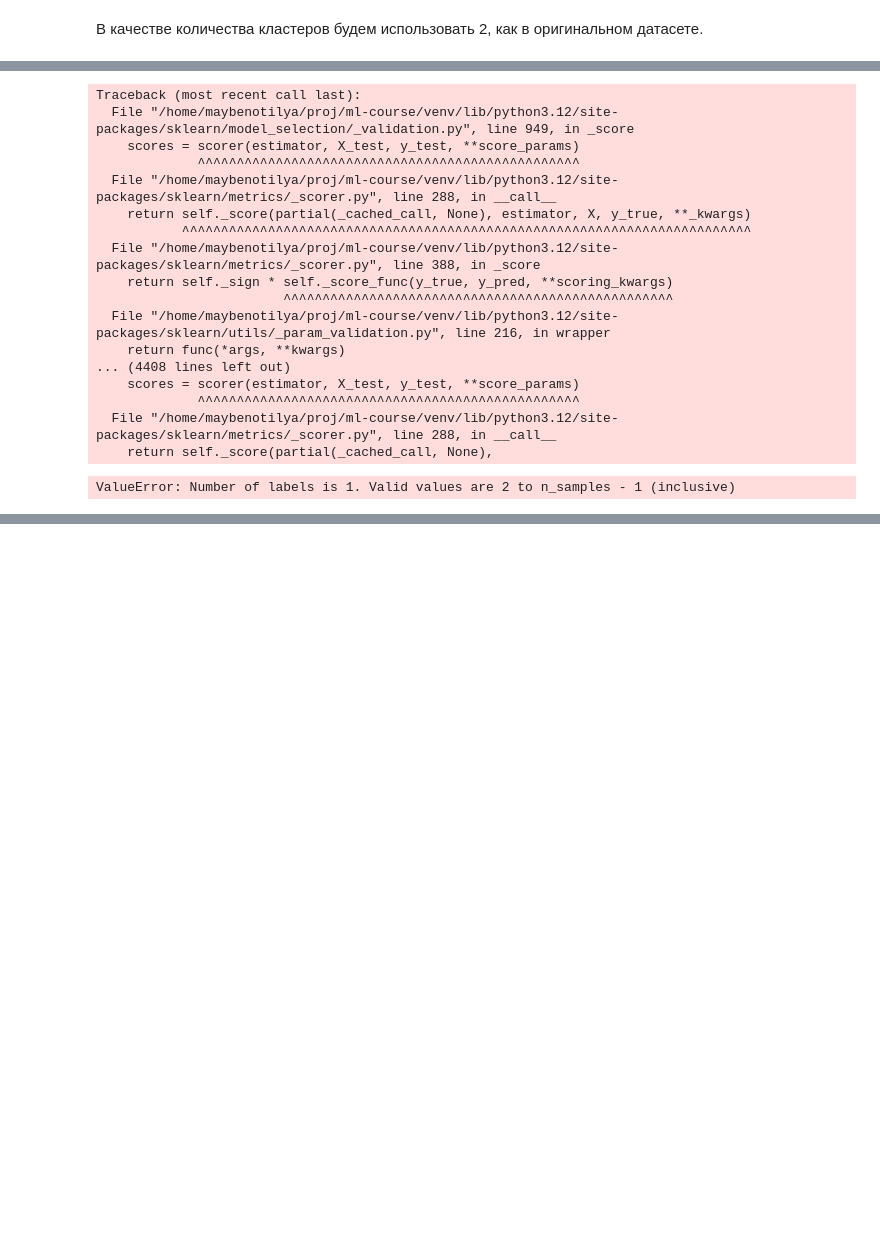
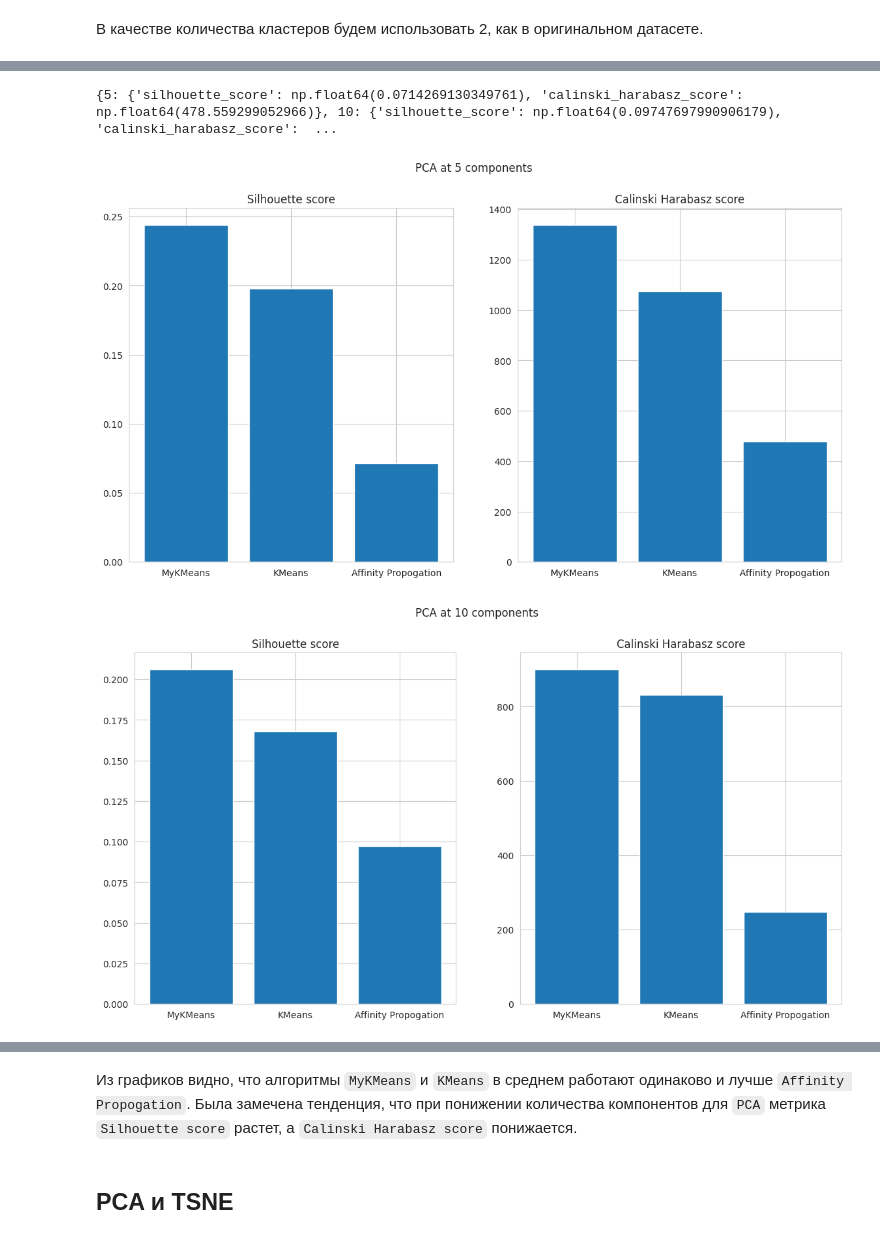
Before and after one commit to maybenotilya/ml-course, a Jupyter notebook: solutions/task06_unsupervised_learning.ipynb, the cells around one changed output, grey strips where cells are left out. Drawn from its saved outputs; the diff is of its cells as text; code cells hidden in the pictures; blank space fills up the shorter version.

Commit message:
add affinity propogation and pca with tsne

```diff
--- a/solutions/task06_unsupervised_learning.ipynb
+++ b/solutions/task06_unsupervised_learning.ipynb
@@ -199,7 +199,9 @@ class MyKMeans(BaseEstimator, ClusterMixin):
 
         for _ in range(self.max_iter):
             self.labels_, _ = pairwise_distances_argmin_min(X, self.centroids)
-            updated_centroids = np.array([X[self.labels_ == k].mean(axis=0) for k in range(self.n_clusters)])
+            updated_centroids = np.array(
+                [X[self.labels_ == k].mean(axis=0) for k in range(self.n_clusters)]
+            )
 
             if np.allclose(updated_centroids, self.centroids):
                 return
@@ -271,30 +273,38 @@ print(knn_scores)
-# %%
-class DBSCANWrapper(DBSCAN):
-    def predict(self, X):
-        return self.labels_.astype(int)
-
-dbscan_param_grid = {
-    "eps": np.arange(0.25, 1.0, step=0.1),
-    "min_samples": np.arange(2, 10, step=2),
-}
-dbscan = DBSCANWrapper()
-dbscan, dbscan_scores = eval_pca(dbscan, dbscan_param_grid, n_comp, X)
-# %% [output]
-Traceback (most recent call last):
-  File "/home/maybenotilya/proj/ml-course/venv/lib/python3.12/site-packages/sklearn/model_selection/_validation.py", line 949, in _score
-    scores = scorer(estimator, X_test, y_test, **score_params)
-             ^^^^^^^^^^^^^^^^^^^^^^^^^^^^^^^^^^^^^^^^^^^^^^^^^
-  File "/home/maybenotilya/proj/ml-course/venv/lib/python3.12/site-packages/sklearn/metrics/_scorer.py", line 288, in __call__
-    return self._score(partial(_cached_call, None), estimator, X, y_true, **_kwargs)
-           ^^^^^^^^^^^^^^^^^^^^^^^^^^^^^^^^^^^^^^^^^^^^^^^^^^^^^^^^^^^^^^^^^^^^^^^^^
-  File "/home/maybenotilya/proj/ml-course/venv/lib/python3.12/site-packages/sklearn/metrics/_scorer.py", line 388, in _score
-    return self._sign * self._score_func(y_true, y_pred, **scoring_kwargs)
-                        ^^^^^^^^^^^^^^^^^^^^^^^^^^^^^^^^^^^^^^^^^^^^^^^^^^
-  File "/home/maybenotilya/proj/ml-course/venv/lib/python3.12/site-packages/sklearn/utils/_param_validation.py", line 216, in wrapper
-    return func(*args, **kwargs)
-... (4408 lines left out)
-    scores = scorer(estimator, X_test, y_test, **score_params)
-             ^^^^^^^^^^^^^^^^^^^^^^^^^^^^^^^^^^^^^^^^^^^^^^^^^
-  File "/home/maybenotilya/proj/ml-course/venv/lib/python3.12/site-packages/sklearn/metrics/_scorer.py", line 288, in __call__
-    return self._score(partial(_cached_call, None),
-ValueError: Number of labels is 1. Valid values are 2 to n_samples - 1 (inclusive)
+# %%
+aff_param_grid = {
+    "damping": [0.5, 0.9],
+    "max_iter": [10, 100],
+    "convergence_iter": [5, 10, 15],
+}
+aff = AffinityPropagation()
+aff, aff_scores = eval_pca(aff, aff_param_grid, n_comp, X)
+# %%
+print(aff_scores)
+# %% [output]
+{5: {'silhouette_score': np.float64(0.0714269130349761), 'calinski_harabasz_score': np.float64(478.559299052966)}, 10: {'silhouette_score': np.float64(0.09747697990906179), 'calinski_harabasz_score':  ...
+# %%
+for comps in n_comp:
+    fig, axs = plt.subplots(figsize=(14, 7), nrows=1, ncols=2)
+    fig.suptitle(f"PCA at {comps} components", fontsize=12)
+    axs[0].bar(
+        x=["MyKMeans", "KMeans", "Affinity Propogation"],
+        height=[
+            myknn_scores[comps]["silhouette_score"],
+            knn_scores[comps]["silhouette_score"],
+            aff_scores[comps]["silhouette_score"],
+        ],
+    )
+    axs[0].set_title("Silhouette score")
+    axs[1].bar(
+        x=["MyKMeans", "KMeans", "Affinity Propogation"],
+        height=[
+            myknn_scores[comps]["calinski_harabasz_score"],
+            knn_scores[comps]["calinski_harabasz_score"],
+            aff_scores[comps]["calinski_harabasz_score"],
+        ],
+    )
+    axs[1].set_title("Calinski Harabasz score")
+    plt.show()
+# %% [output]
+[figure, added]
+[figure, added]
@@ -300,0 +313,4 @@ ValueError: Number of labels is 1. Valid values are 2 to n_samples - 1 (inclusiv
+# %% [markdown]
+Из графиков видно, что алгоритмы `MyKMeans` и `KMeans` в среднем работают одинаково и лучше `Affinity Propogation`. Была замечена тенденция, что при понижении количества компонентов для `PCA` метрика `Silhouette score` растет, а `Calinski Harabasz score` понижается.
+# %% [markdown]
+## PCA и TSNE
```
Also changed, not shown: parts of 12 cells of this notebook.
